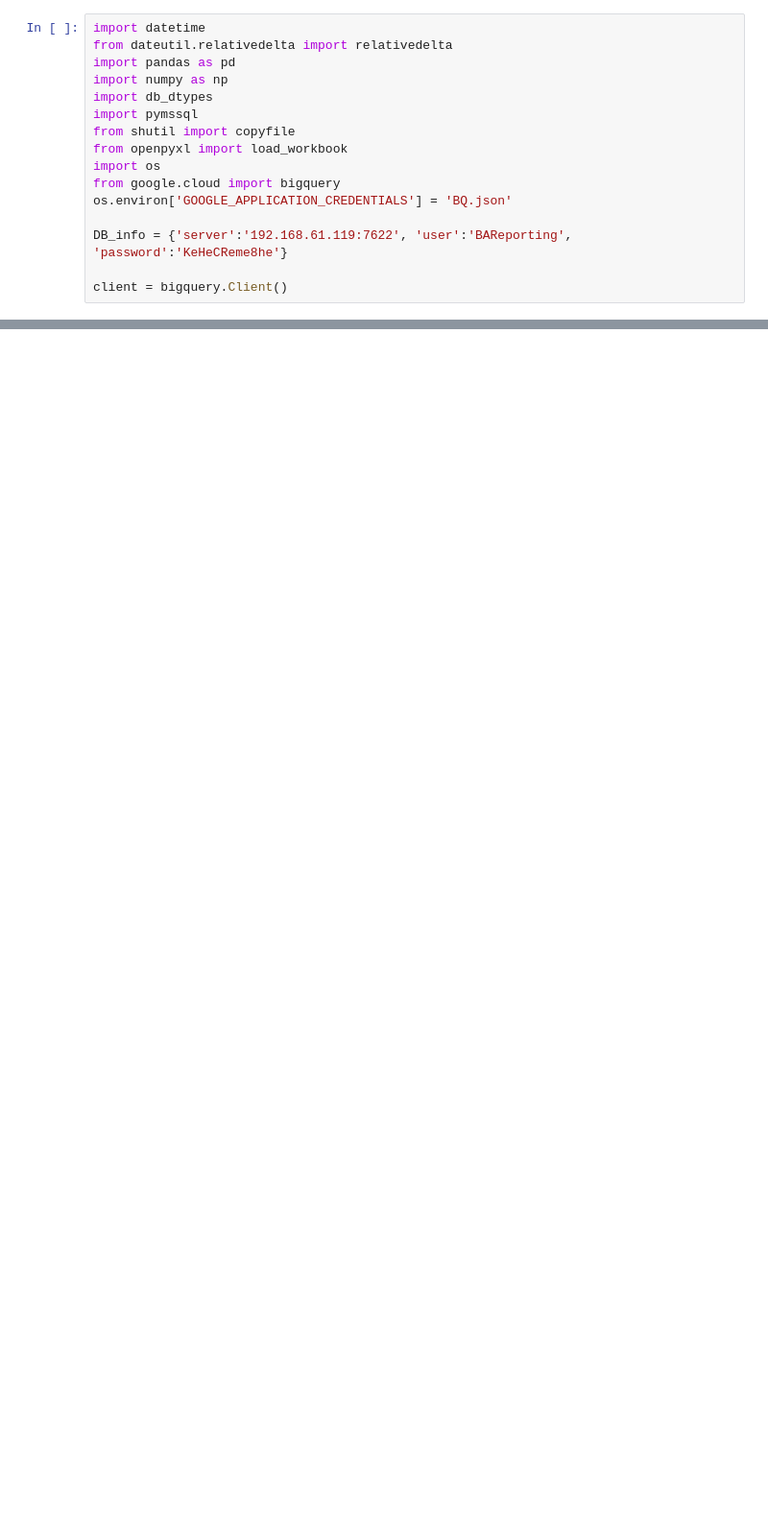
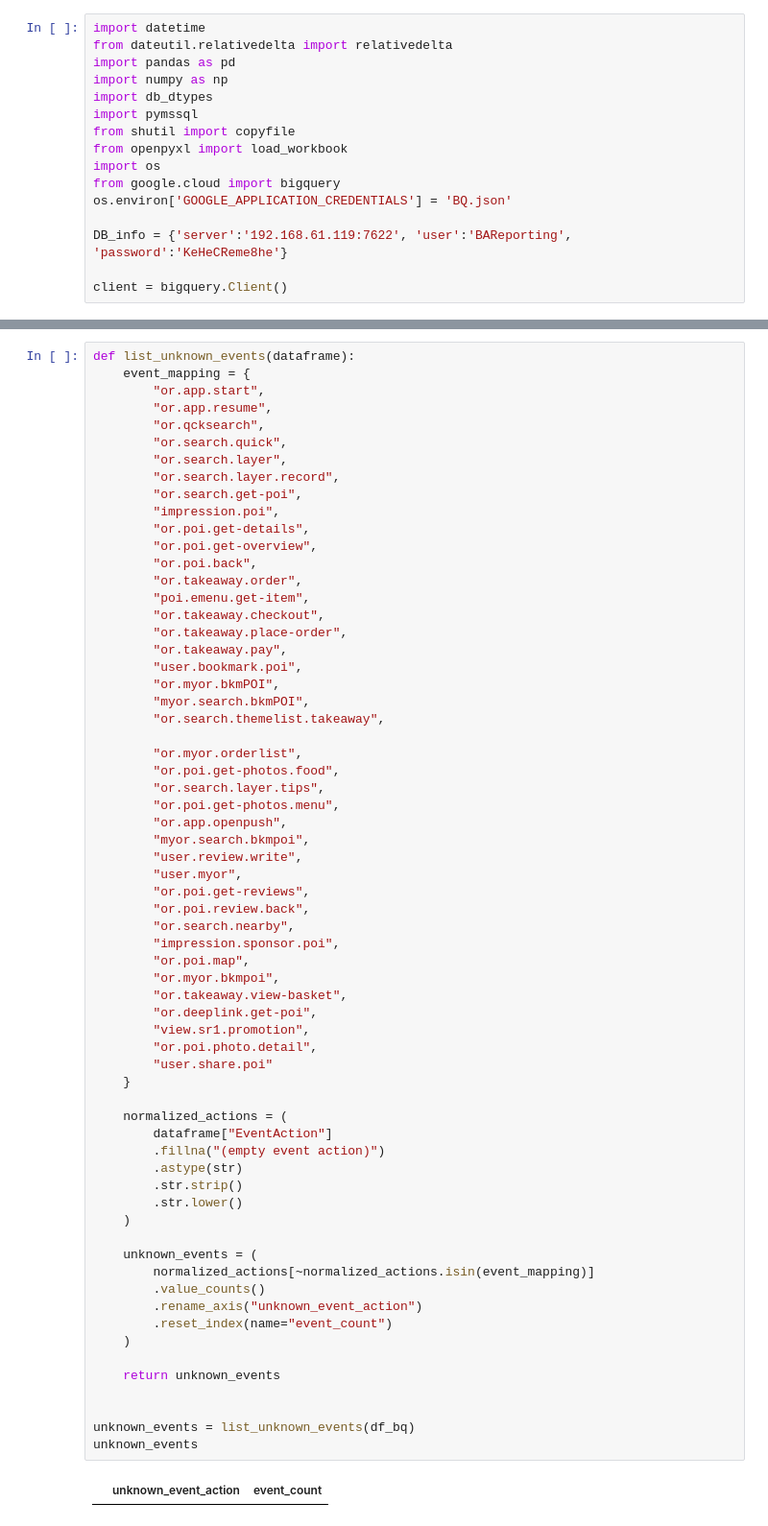
Before and after one commit to lenaopr/2026_09, a Jupyter notebook: 2026_09_17/takeaway.ipynb, the cells around one changed output, grey strips where cells are left out. Shown at 96% size. Saved outputs shown, nothing was run; the diff lists cells and outputs as text; blank space fills up the shorter version.

```diff
--- a/2026_09_17/takeaway.ipynb
+++ b/2026_09_17/takeaway.ipynb
@@ -42,0 +133,67 @@ ValueError: Please install the 'db-dtypes' package to use this function.
+# %%
+def list_unknown_events(dataframe):
+    event_mapping = {
+        "or.app.start",
+        "or.app.resume",
+        "or.qcksearch",
+        "or.search.quick",
+        "or.search.layer",
+        "or.search.layer.record",
+        "or.search.get-poi",
+        "impression.poi",
+        "or.poi.get-details",
+        "or.poi.get-overview",
+        "or.poi.back",
+        "or.takeaway.order",
+        "poi.emenu.get-item",
+        "or.takeaway.checkout",
+        "or.takeaway.place-order",
+        "or.takeaway.pay",
+        "user.bookmark.poi",
+        "or.myor.bkmPOI",
+        "myor.search.bkmPOI",
+        "or.search.themelist.takeaway",
+
+        "or.myor.orderlist",
+        "or.poi.get-photos.food",
+        "or.search.layer.tips",
+        "or.poi.get-photos.menu",
+        "or.app.openpush",
+        "myor.search.bkmpoi",
+        "user.review.write",
+        "user.myor",
+        "or.poi.get-reviews",
+        "or.poi.review.back",
+        "or.search.nearby",
+        "impression.sponsor.poi",
+        "or.poi.map",
+        "or.myor.bkmpoi",
+        "or.takeaway.view-basket",
+        "or.deeplink.get-poi",
+        "view.sr1.promotion",
+        "or.poi.photo.detail",
+        "user.share.poi"
+    }
+
+    normalized_actions = (
+        dataframe["EventAction"]
+        .fillna("(empty event action)")
+        .astype(str)
+        .str.strip()
+        .str.lower()
+    )
+
+    unknown_events = (
+        normalized_actions[~normalized_actions.isin(event_mapping)]
+        .value_counts()
+        .rename_axis("unknown_event_action")
+        .reset_index(name="event_count")
+    )
+
+    return unknown_events
+
+
+unknown_events = list_unknown_events(df_bq)
+unknown_events
+# %% [output]
+|  | unknown_event_action | event_count |
```
Also changed, not shown: parts of 5 cells of this notebook, 8 other files.
